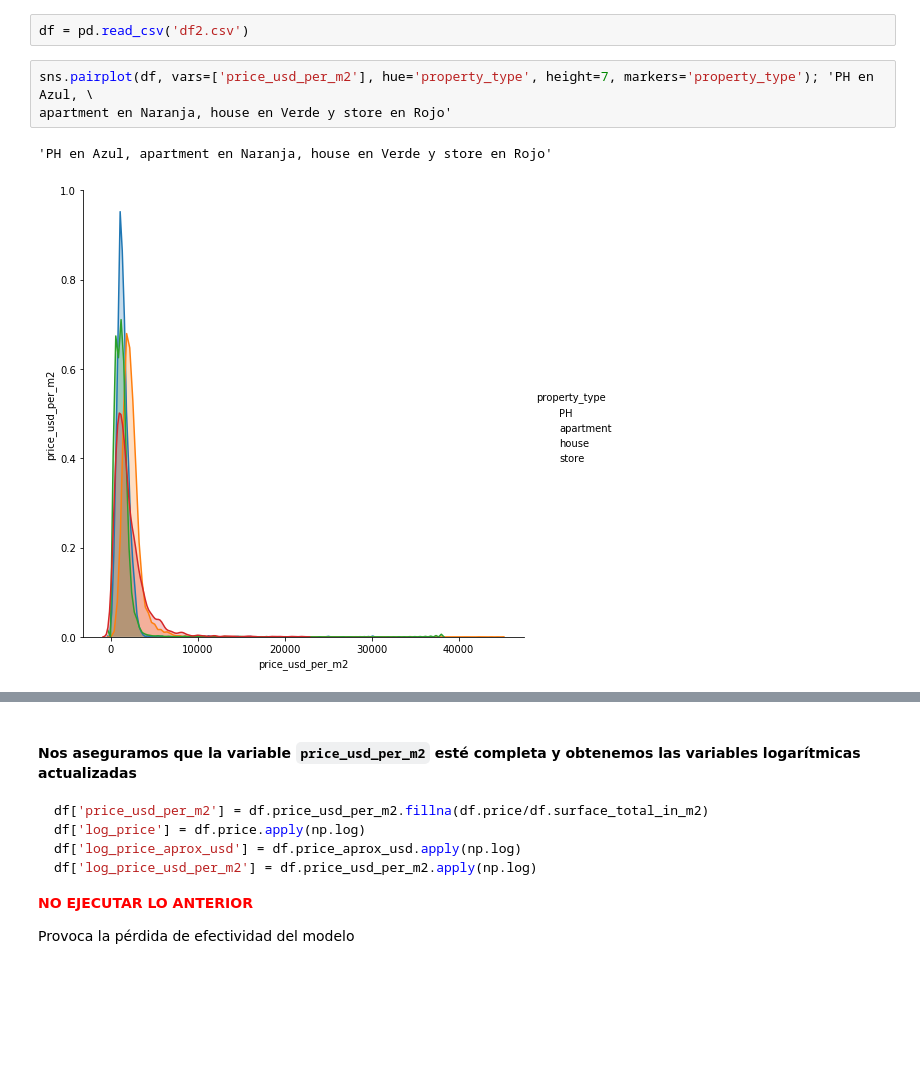
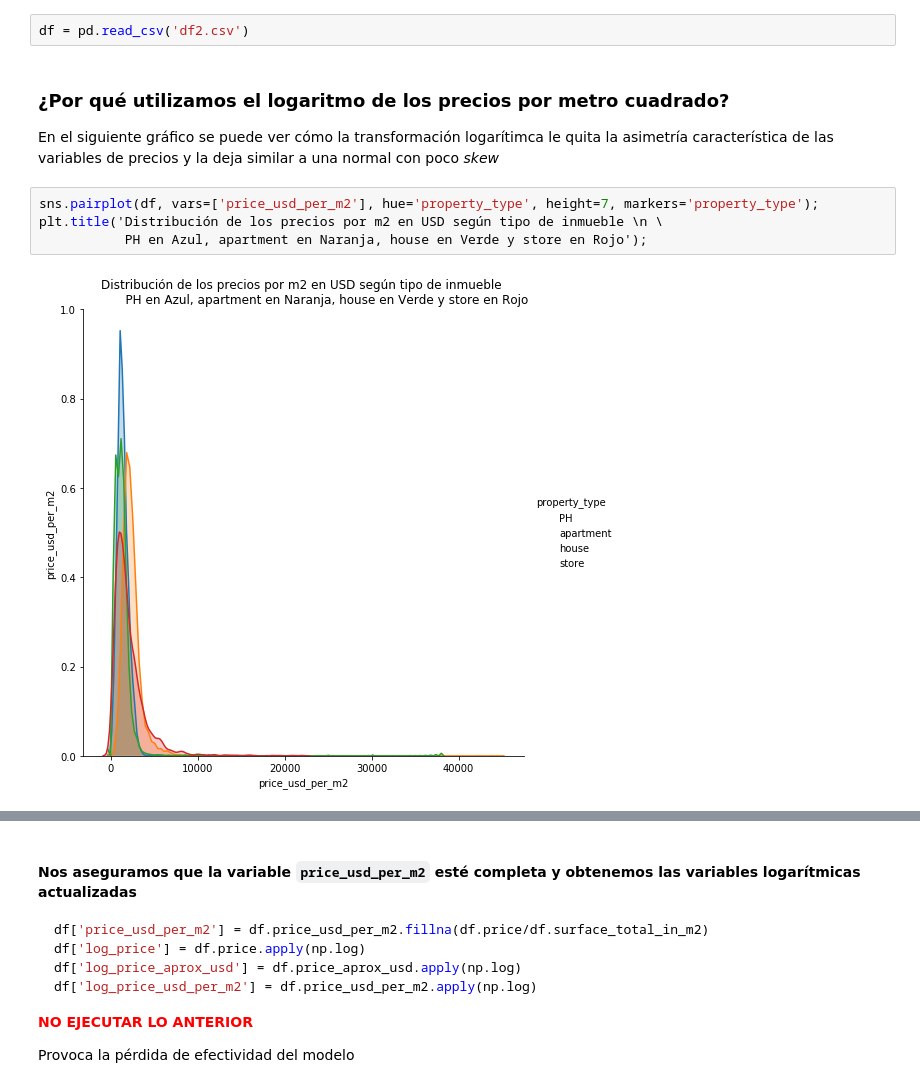
Before and after one commit to francodegio/DigitalHouse, a Jupyter notebook: Desafío 2 - Properati.ipynb, the cells around one changed output, grey strips where cells are left out. Saved outputs shown, nothing was run; the diff lists cells and outputs as text; blank space fills up the shorter version.

```diff
--- a/Desafío 2 - Properati.ipynb
+++ b/Desafío 2 - Properati.ipynb
@@ -18,10 +18,14 @@ import matplotlib.pyplot as plt
 import statsmodels.formula.api as smf
 # %%
 df = pd.read_csv('df2.csv')
+# %% [markdown]
+### ¿Por qué utilizamos el logaritmo de los precios por metro cuadrado?
+
+En el siguiente gráfico se puede ver cómo la transformación logarítimca le quita la asimetría característica de las variables de precios y la deja similar a una normal con poco *skew*
 # %%
-sns.pairplot(df, vars=['price_usd_per_m2'], hue='property_type', height=7, markers='property_type'); 'PH en Azul, \
-apartment en Naranja, house en Verde y store en Rojo'
+sns.pairplot(df, vars=['price_usd_per_m2'], hue='property_type', height=7, markers='property_type');
+plt.title('Distribución de los precios por m2 en USD según tipo de inmueble \n \
+           PH en Azul, apartment en Naranja, house en Verde y store en Rojo');
 # %% [output]
-'PH en Azul, apartment en Naranja, house en Verde y store en Rojo'
-[figure, old version]
+[figure, new version]
 # %%
```
Also changed, not shown: parts of 32 cells of this notebook, 7 other files.
